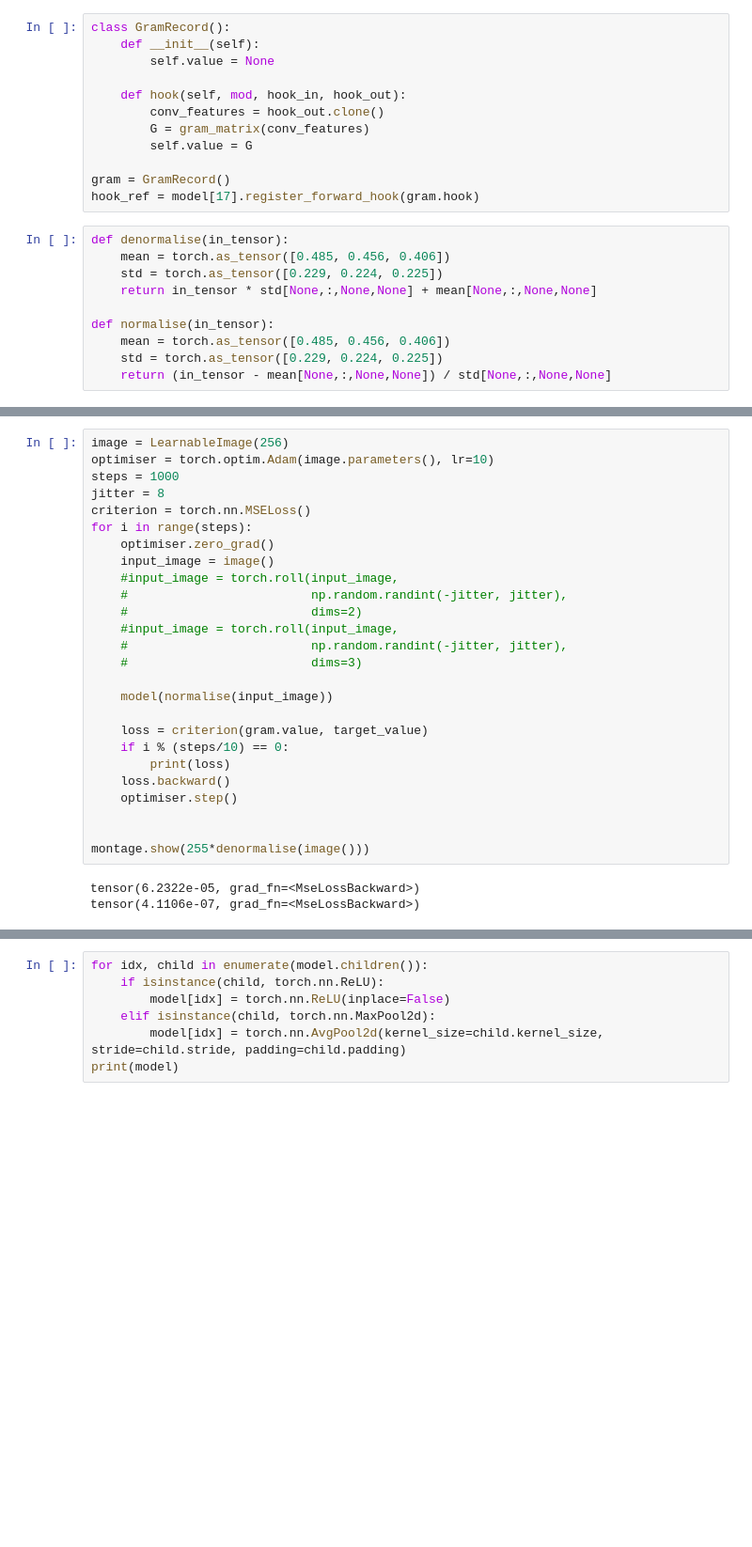
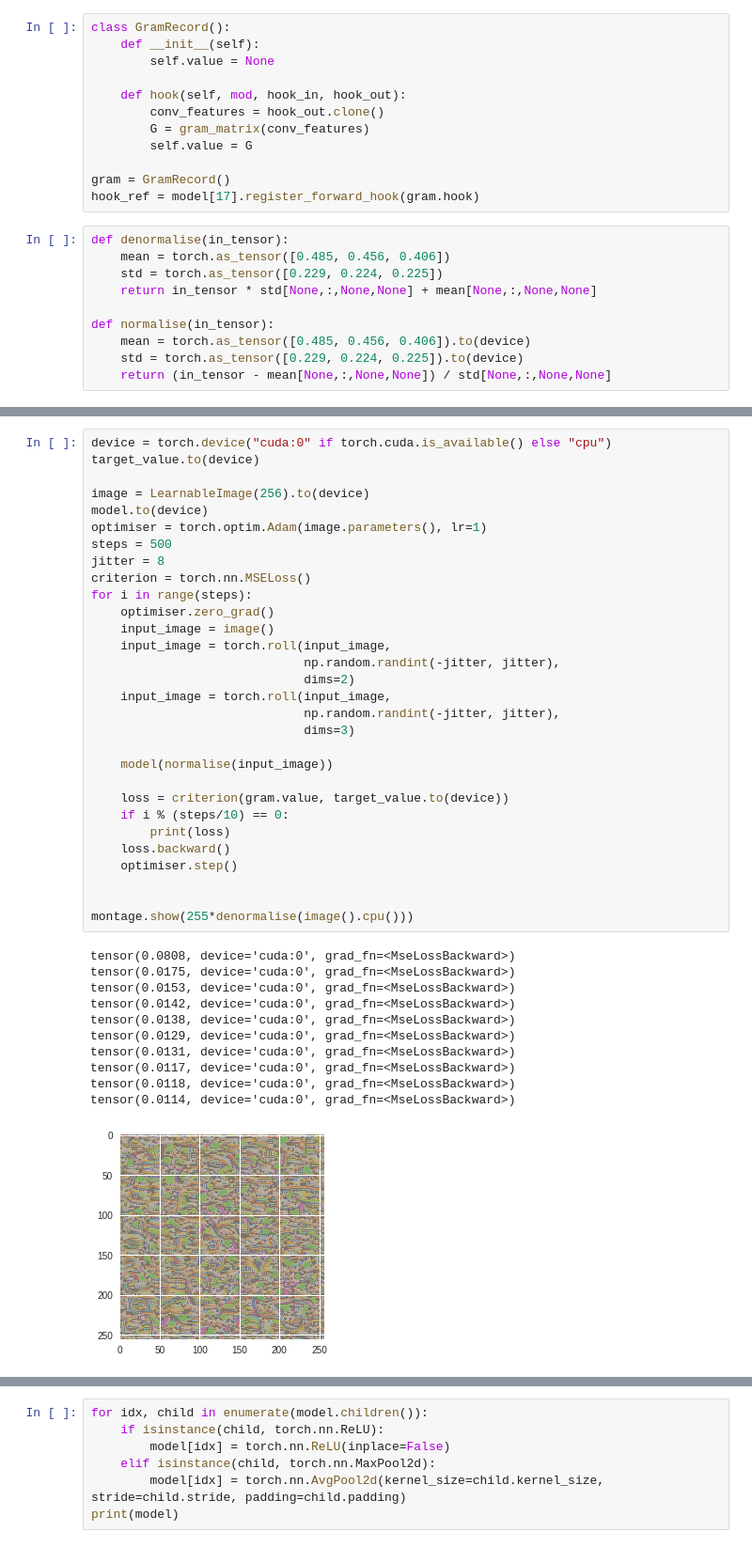
Before and after one commit to justinpinkney/sumie, a Jupyter notebook: neural_style.ipynb, the cells around one changed output, grey strips where cells are left out. Shown: that part at 94% size. Drawn from its saved outputs; the diff is of its cells as text; blank space fills up the shorter version.

```diff
--- a/neural_style.ipynb
+++ b/neural_style.ipynb
@@ -87,7 +147,7 @@ def denormalise(in_tensor):
     return in_tensor * std[None,:,None,None] + mean[None,:,None,None]
 
 def normalise(in_tensor):
-    mean = torch.as_tensor([0.485, 0.456, 0.406])
-    std = torch.as_tensor([0.229, 0.224, 0.225])
+    mean = torch.as_tensor([0.485, 0.456, 0.406]).to(device)
+    std = torch.as_tensor([0.229, 0.224, 0.225]).to(device)
     return (in_tensor - mean[None,:,None,None]) / std[None,:,None,None]
 # %%
@@ -100,32 +162,45 @@ target_value = gram.value.detach()
 # %%
-image = LearnableImage(256)
-optimiser = torch.optim.Adam(image.parameters(), lr=10)
-steps = 1000
+device = torch.device("cuda:0" if torch.cuda.is_available() else "cpu")
+target_value.to(device)
+
+image = LearnableImage(256).to(device)
+model.to(device)
+optimiser = torch.optim.Adam(image.parameters(), lr=1)
+steps = 500
 jitter = 8
 criterion = torch.nn.MSELoss()
 for i in range(steps):
     optimiser.zero_grad()
     input_image = image()
-    #input_image = torch.roll(input_image,
-    #                         np.random.randint(-jitter, jitter),
-    #                         dims=2)
-    #input_image = torch.roll(input_image,
-    #                         np.random.randint(-jitter, jitter),
-    #                         dims=3)
+    input_image = torch.roll(input_image,
+                             np.random.randint(-jitter, jitter),
+                             dims=2)
+    input_image = torch.roll(input_image,
+                             np.random.randint(-jitter, jitter),
+                             dims=3)
 
     model(normalise(input_image))
 
-    loss = criterion(gram.value, target_value)
+    loss = criterion(gram.value, target_value.to(device))
     if i % (steps/10) == 0:
         print(loss)
     loss.backward()
     optimiser.step()
 
 
-montage.show(255*denormalise(image()))
+montage.show(255*denormalise(image().cpu()))
 # %% [output]
-tensor(6.2322e-05, grad_fn=<MseLossBackward>)
-tensor(4.1106e-07, grad_fn=<MseLossBackward>)
+tensor(0.0808, device='cuda:0', grad_fn=<MseLossBackward>)
+tensor(0.0175, device='cuda:0', grad_fn=<MseLossBackward>)
+tensor(0.0153, device='cuda:0', grad_fn=<MseLossBackward>)
+tensor(0.0142, device='cuda:0', grad_fn=<MseLossBackward>)
+tensor(0.0138, device='cuda:0', grad_fn=<MseLossBackward>)
+tensor(0.0129, device='cuda:0', grad_fn=<MseLossBackward>)
+tensor(0.0131, device='cuda:0', grad_fn=<MseLossBackward>)
+tensor(0.0117, device='cuda:0', grad_fn=<MseLossBackward>)
+tensor(0.0118, device='cuda:0', grad_fn=<MseLossBackward>)
+tensor(0.0114, device='cuda:0', grad_fn=<MseLossBackward>)
+[figure, added]
 # %%
 plt.imshow(gram.value.detach())
 plt.show()
```
Also changed, not shown: parts of 12 cells of this notebook, 1 other file.
